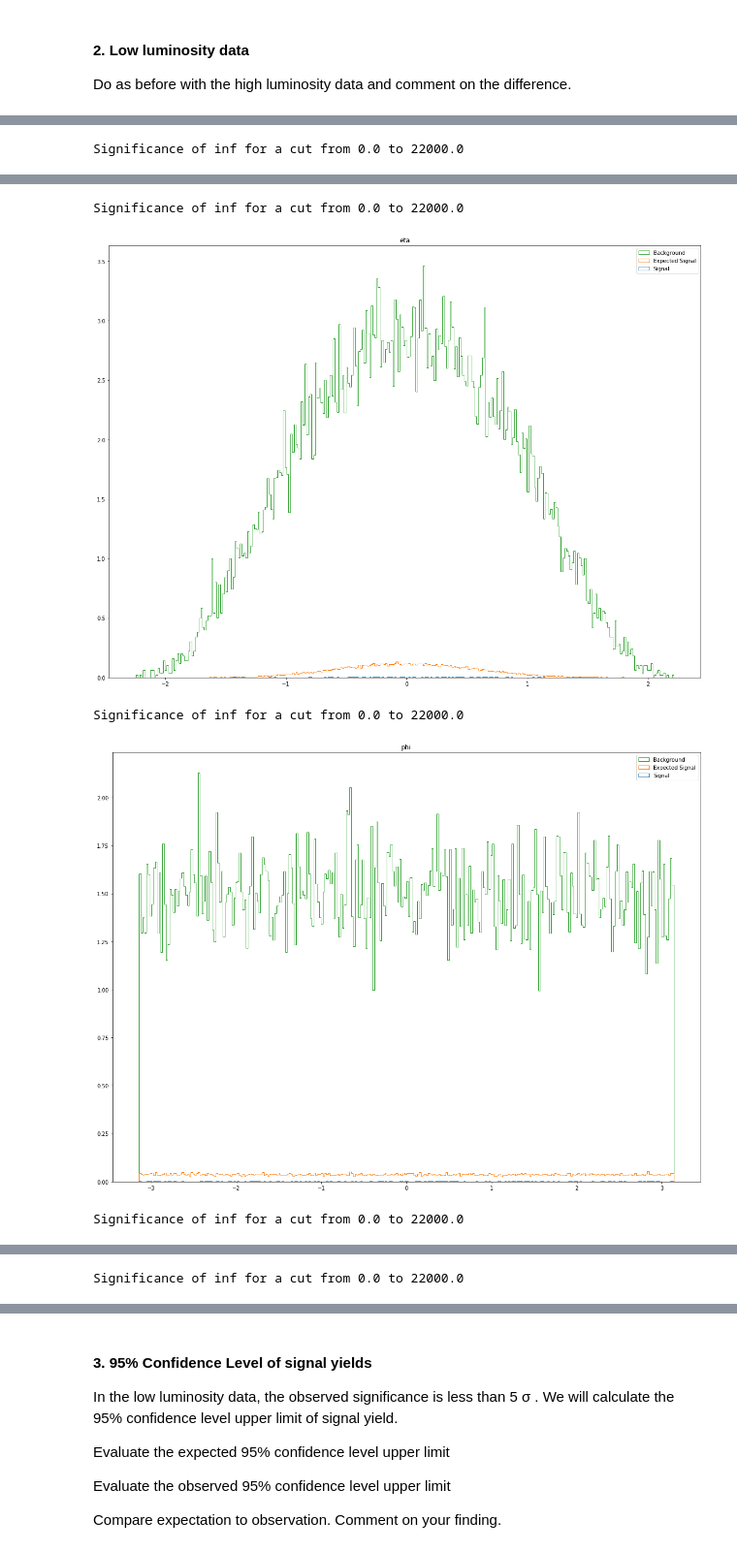
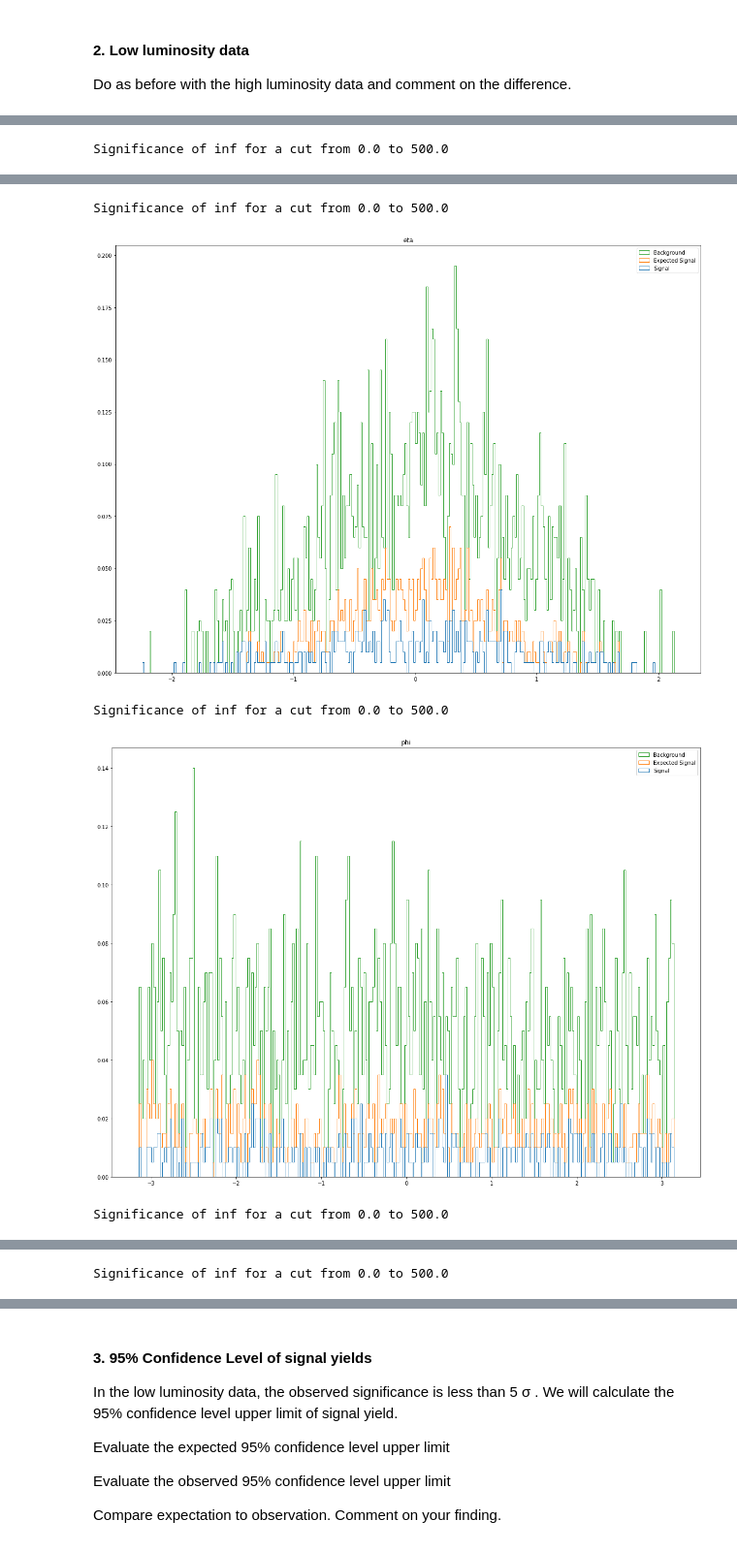
Before and after one commit to s-agiedd/PHYS_434, a Jupyter notebook: Labs/Alyssa_Giedd_Lab8.ipynb, the cells around one changed output, grey strips where cells are left out. Shown at 97% size. Drawn from its saved outputs; the diff is of its cells as text; code cells hidden in the pictures.

```diff
--- a/Labs/Alyssa_Giedd_Lab8.ipynb
+++ b/Labs/Alyssa_Giedd_Lab8.ipynb
@@ -29,3 +29,14 @@ Index(['pt', 'eta', 'phi', 'mass', 'ee2', 'ee3', 'd2', 'angularity', 't1',
 For each feature of your event selection, plot the observed data overlapped with expected signal and background (normalized to observed yields) with/without event selection.
 
 Evaluate observed significance and compare your results to expectation.
+# %%
+def plotWithoutCuts(key):
+    x= [signal[key], background[key], highLumi[key]]
+    dataweights = [[.0005]*len(signal[key]), [.02]*len(background[key]), [.0005]*len(highLumi[key])]
+    plt.hist(x, 300, histtype="step", weights = dataweights, fill=False, stacked=True, label = ("Signal","Background", "highLumi"))
+    plt.title(key)
+    plt.legend()
+    plt.show()
+
+for key in background.keys():
+    plotWithoutCuts(key)
@@ -48,10 +74,10 @@ def slicer(lower, upper, key, signal, bkgd, expected):
     return(signal_slice, exp_signal_slice, bkgd_slice)
 
 def plotWithCuts(key):
-    signal_slice, exp_signal_slice, background_slice = slicer(0, 22000, key, highLumi, background, signal)
+    signal_slice, exp_signal_slice, background_slice = slicer(0, 500, key, highLumi, background, signal)
     x= [signal_slice, exp_signal_slice, background_slice]
-    dataweights = [[.0005]*len(signal_slice), [.0005]*len(exp_signal_slice), [.02]*len(background_slice)]
-    plt.hist(x, 300, histtype="step", weights = dataweights, fill=False, stacked=True, label = ("Signal", "Expected Signal","Background"))
+    dataweights = [[.005]*len(signal_slice), [.005]*len(exp_signal_slice), [.02]*len(background_slice)]
+    plt.hist(x, , histtype="step", weights = dataweights, fill=False, stacked=True, label = ("Signal", "Expected Signal","Background"))
     plt.title(key)
     plt.legend()
     plt.show()
@@ -75,3 +101,14 @@ Significance of inf for a cut from 0.0 to 22000.0
 # %% [markdown]
 #### 2. Low luminosity data
 Do as before with the high luminosity data and comment on the difference.
+# %%
+def plotWithoutCuts(key):
+    x= [signal[key], background[key], lowLumi[key]]
+    dataweights = [[.0005]*len(signal[key]), [.02]*len(background[key]), [.0005]*len(lowLumi[key])]
+    plt.hist(x, 300, histtype="step", weights = dataweights, fill=False, stacked=True, label = ("Signal","Background", "lowLumi"))
+    plt.title(key)
+    plt.legend()
+    plt.show()
+
+for key in background.keys():
+    plotWithoutCuts(key)
@@ -78,8 +130,8 @@ Do as before with the high luminosity data and comment on the difference.
 # %%
 def plotWithCuts(key):
-    signal_slice, exp_signal_slice, background_slice = slicer(0, 22000, key, lowLumi, background, signal)
+    signal_slice, exp_signal_slice, background_slice = slicer(0, 500, key, lowLumi, background, signal)
     x= [signal_slice, exp_signal_slice, background_slice]
-    dataweights = [[.0005]*len(signal_slice), [.0005]*len(exp_signal_slice), [.02]*len(background_slice)]
+    dataweights = [[.005]*len(signal_slice), [.005]*len(exp_signal_slice), [.02]*len(background_slice)]
     plt.hist(x, 300, histtype="step", weights = dataweights, fill=False, stacked=True, label = ("Signal", "Expected Signal","Background"))
     plt.title(key)
     plt.legend()
@@ -88,4 +140,4 @@ def plotWithCuts(key):
 for key in background.keys():
     plotWithCuts(key)
 # %% [output]
-Significance of inf for a cut from 0.0 to 22000.0
+Significance of inf for a cut from 0.0 to 500.0
@@ -93,5 +145,5 @@ Significance of inf for a cut from 0.0 to 22000.0
-Significance of inf for a cut from 0.0 to 22000.0
+Significance of inf for a cut from 0.0 to 500.0
-[figure, old version]
+[figure, new version]
-Significance of inf for a cut from 0.0 to 22000.0
+Significance of inf for a cut from 0.0 to 500.0
-[figure, old version]
+[figure, new version]
-Significance of inf for a cut from 0.0 to 22000.0
+Significance of inf for a cut from 0.0 to 500.0
@@ -99 +151 @@ Significance of inf for a cut from 0.0 to 22000.0
-Significance of inf for a cut from 0.0 to 22000.0
+Significance of inf for a cut from 0.0 to 500.0
```
Also changed, not shown: parts of 6 cells of this notebook, 1 other file.
